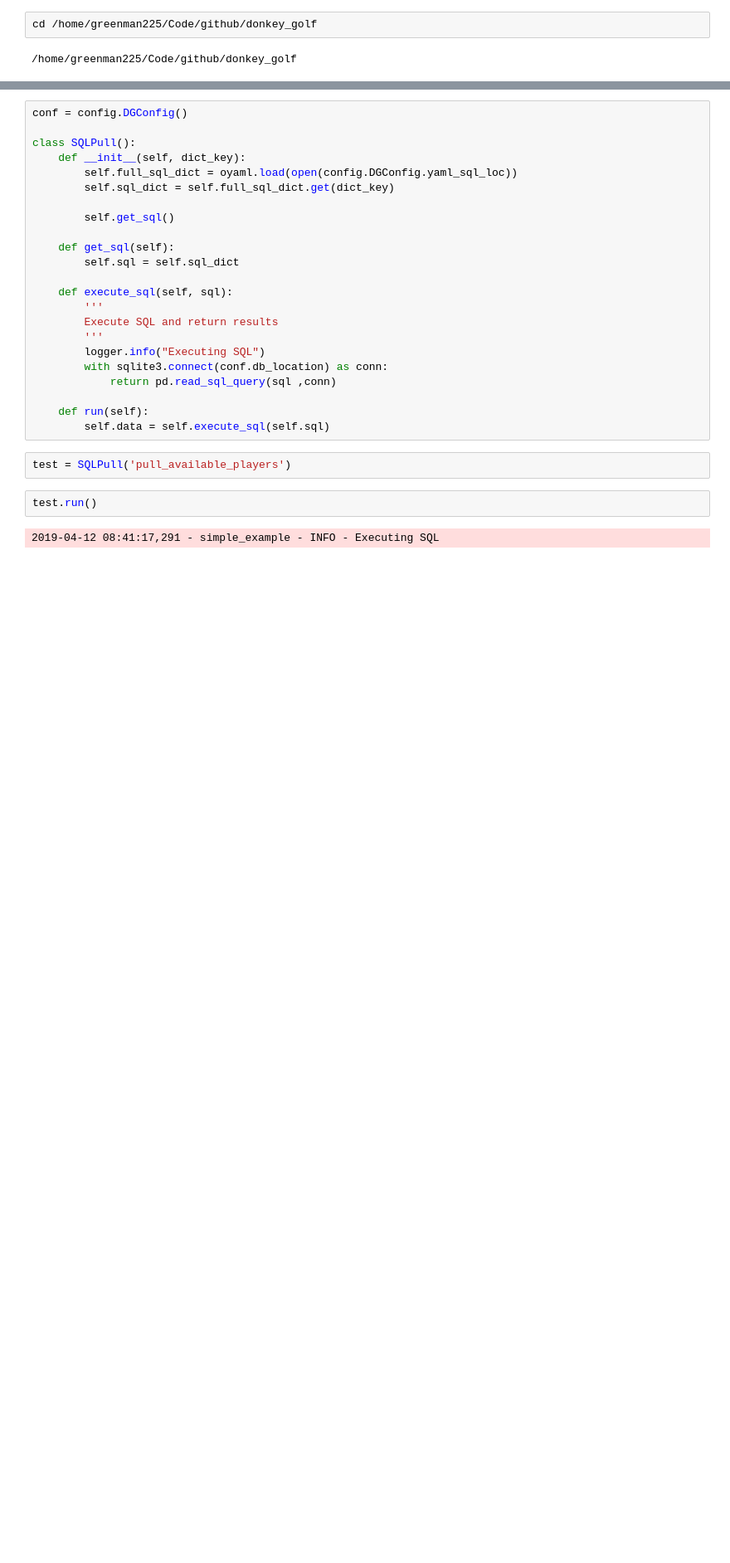
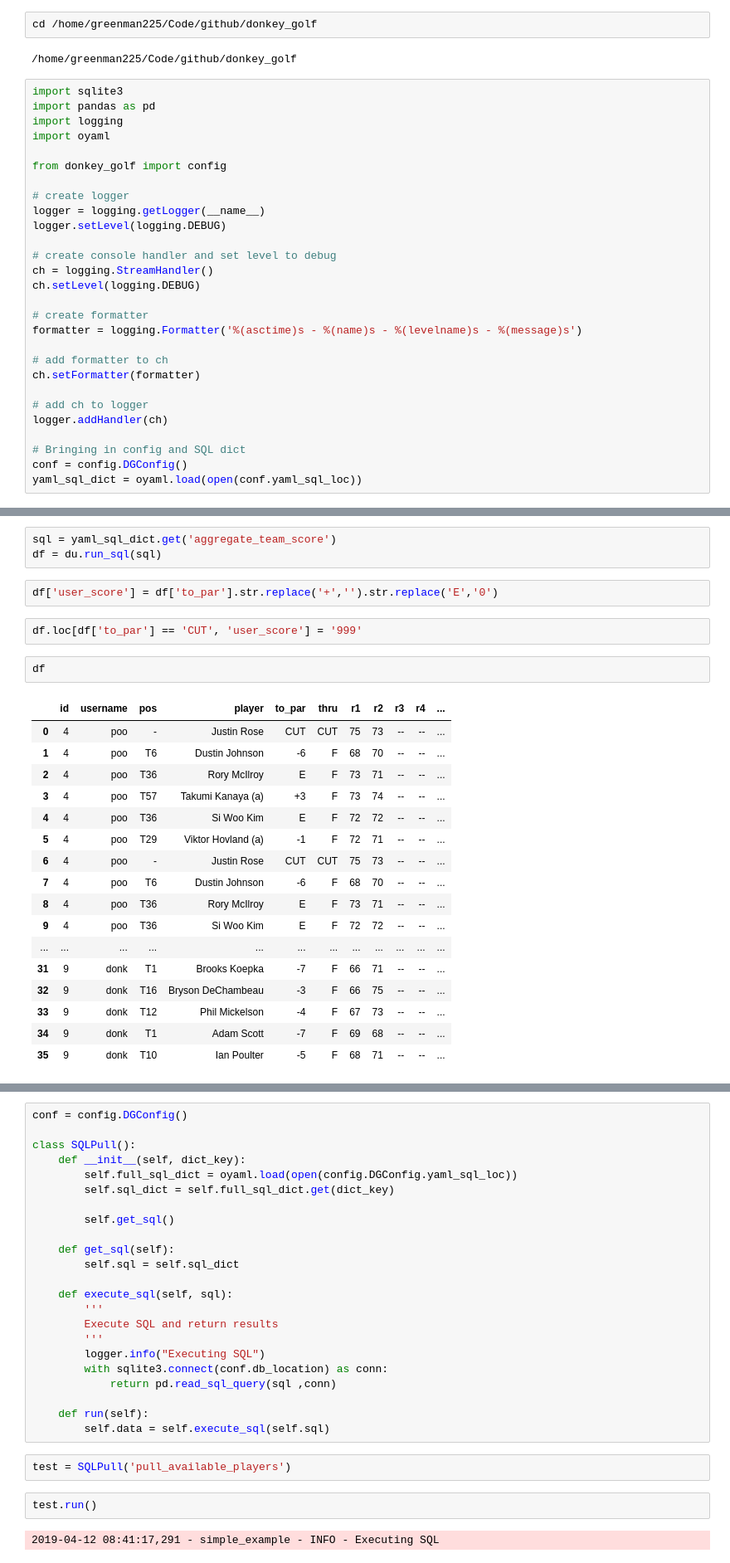
Before and after one commit to jbarton311/donkey_golf, a Jupyter notebook: jupyter_notebooks/sql_yamls.ipynb, the cells around one changed output, grey strips where cells are left out. Shown at 83% size. Drawn from its saved outputs; the diff is of its cells as text; blank space fills up the shorter version.

Commit message:
Handling end of tourney data and better donkey score calcs

```diff
--- a/jupyter_notebooks/sql_yamls.ipynb
+++ b/jupyter_notebooks/sql_yamls.ipynb
@@ -29,3 +2,31 @@ from donkey_golf import config
 cd /home/greenman225/Code/github/donkey_golf
 # %% [output]
 /home/greenman225/Code/github/donkey_golf
+# %%
+import sqlite3
+import pandas as pd
+import logging
+import oyaml
+
+from donkey_golf import config
+
+# create logger
+logger = logging.getLogger(__name__)
+logger.setLevel(logging.DEBUG)
+
+# create console handler and set level to debug
+ch = logging.StreamHandler()
+ch.setLevel(logging.DEBUG)
+
+# create formatter
+formatter = logging.Formatter('%(asctime)s - %(name)s - %(levelname)s - %(message)s')
+
+# add formatter to ch
+ch.setFormatter(formatter)
+
+# add ch to logger
+logger.addHandler(ch)
+
+# Bringing in config and SQL dict
+conf = config.DGConfig()
+yaml_sql_dict = oyaml.load(open(conf.yaml_sql_loc))
@@ -31,0 +39,27 @@ cd /home/greenman225/Code/github/donkey_golf
+# %%
+sql = yaml_sql_dict.get('aggregate_team_score')
+df = du.run_sql(sql)
+# %%
+df['user_score'] = df['to_par'].str.replace('+','').str.replace('E','0')
+# %%
+df.loc[df['to_par'] == 'CUT', 'user_score'] = '999'
+# %%
+df
+# %% [output]
+|  | id | username | pos | player | to_par | thru | r1 | r2 | r3 | r4 | ... |
+| 0 | 4 | poo | - | Justin Rose | CUT | CUT | 75 | 73 | -- | -- | ... |
+| 1 | 4 | poo | T6 | Dustin Johnson | -6 | F | 68 | 70 | -- | -- | ... |
+| 2 | 4 | poo | T36 | Rory McIlroy | E | F | 73 | 71 | -- | -- | ... |
+| 3 | 4 | poo | T57 | Takumi Kanaya (a) | +3 | F | 73 | 74 | -- | -- | ... |
+| 4 | 4 | poo | T36 | Si Woo Kim | E | F | 72 | 72 | -- | -- | ... |
+| 5 | 4 | poo | T29 | Viktor Hovland (a) | -1 | F | 72 | 71 | -- | -- | ... |
+| 6 | 4 | poo | - | Justin Rose | CUT | CUT | 75 | 73 | -- | -- | ... |
+| 7 | 4 | poo | T6 | Dustin Johnson | -6 | F | 68 | 70 | -- | -- | ... |
+| 8 | 4 | poo | T36 | Rory McIlroy | E | F | 73 | 71 | -- | -- | ... |
+| 9 | 4 | poo | T36 | Si Woo Kim | E | F | 72 | 72 | -- | -- | ... |
+| ... | ... | ... | ... | ... | ... | ... | ... | ... | ... | ... | ... |
+| 31 | 9 | donk | T1 | Brooks Koepka | -7 | F | 66 | 71 | -- | -- | ... |
+| 32 | 9 | donk | T16 | Bryson DeChambeau | -3 | F | 66 | 75 | -- | -- | ... |
+| 33 | 9 | donk | T12 | Phil Mickelson | -4 | F | 67 | 73 | -- | -- | ... |
+| 34 | 9 | donk | T1 | Adam Scott | -7 | F | 69 | 68 | -- | -- | ... |
+| 35 | 9 | donk | T10 | Ian Poulter | -5 | F | 68 | 71 | -- | -- | ... |
```
Also changed, not shown: parts of 11 cells of this notebook, 5 other files.
